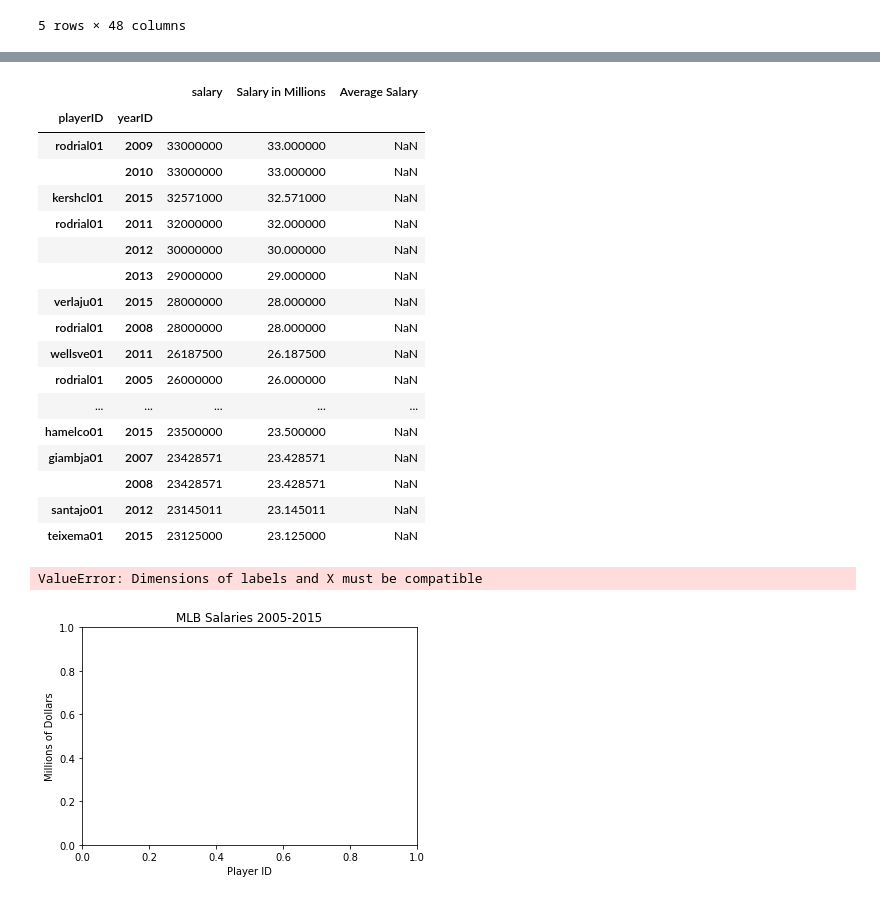
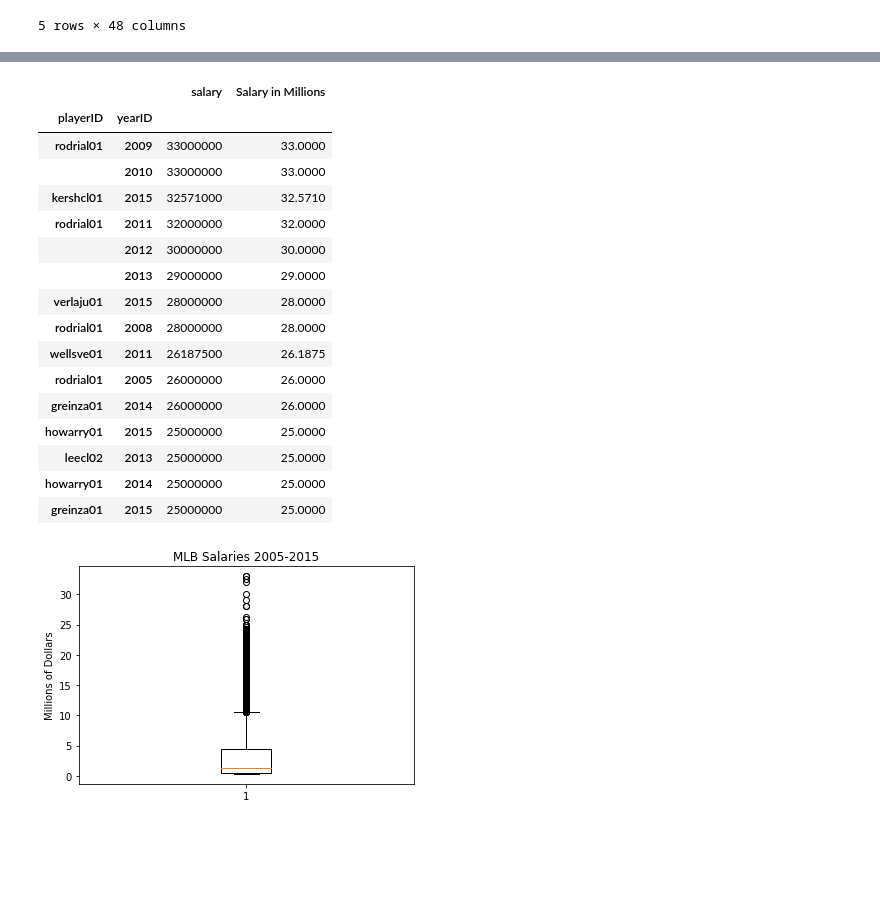
Before and after one commit to eerofeeva/BaseballMadness, a Jupyter notebook: baseball_challege.ipynb, the cells around one changed output, grey strips where cells are left out. Cells and saved outputs as stored; diff of their text form; code cells hidden in the pictures; blank space fills up the shorter version.

Commit message:
early stage box plot

```diff
--- a/baseball_challege.ipynb
+++ b/baseball_challege.ipynb
@@ -144,9 +144,8 @@ salaries_yr.count
 salaries_yr_df = salaries_yr.loc[salaries_yr['teamID'].isin(playoff_count_df.index)]
 salaries_yr_df
 
-salaries_yr_df["Salary in Millions"]  = salaries_yr_df["salary"]/1000000
-
-# salaries_yr_df["Salary in Millions"] = millions_of_dollars
+millions_of_dollars  = salaries_yr_df["salary"]/1000000
+salaries_yr_df["Salary in Millions"] = millions_of_dollars
 salaries_yr_df
 
 salaries_millions = salaries_yr_df.loc[salaries_yr_df["Salary in Millions"]>9.5]
@@ -155,7 +154,7 @@ salaries_millions
 #groupby players
 top_total_spenders = salaries_millions.groupby(["playerID", "yearID"]).sum()
 top_total_spenders.head(30)
-top_total_spenders.count()
+#top_total_spenders.count()
 # %% [output]
 A value is trying to be set on a copy of a slice from a DataFrame.
 Try using .loc[row_indexer,col_indexer] = value instead
@@ -170,41 +184,33 @@ top_total_spenders["Average Salary"]= top_total_spenders.sum()
 #How to fill in average column??
 # %%
 top_total_spenders_sorted = top_total_spenders.sort_values(["Salary in Millions"], ascending=False)
-top_total_spenders_sorted.head(30)
-
-#top_total_spenders_sorted = sum(top_total_spenders_sorted["Salary in Millions"].unique())
+top_total_spenders_sorted.head(15)
 # %% [output]
-|  |  | salary | Salary in Millions | Average Salary |
-| playerID | yearID |  |  |  |
-| rodrial01 | 2009 | 33000000 | 33.000000 | NaN |
-|  | 2010 | 33000000 | 33.000000 | NaN |
-| kershcl01 | 2015 | 32571000 | 32.571000 | NaN |
-| rodrial01 | 2011 | 32000000 | 32.000000 | NaN |
-|  | 2012 | 30000000 | 30.000000 | NaN |
-|  | 2013 | 29000000 | 29.000000 | NaN |
-| verlaju01 | 2015 | 28000000 | 28.000000 | NaN |
-| rodrial01 | 2008 | 28000000 | 28.000000 | NaN |
-| wellsve01 | 2011 | 26187500 | 26.187500 | NaN |
-| rodrial01 | 2005 | 26000000 | 26.000000 | NaN |
-| ... | ... | ... | ... | ... |
-| hamelco01 | 2015 | 23500000 | 23.500000 | NaN |
-| giambja01 | 2007 | 23428571 | 23.428571 | NaN |
-|  | 2008 | 23428571 | 23.428571 | NaN |
-| santajo01 | 2012 | 23145011 | 23.145011 | NaN |
-| teixema01 | 2015 | 23125000 | 23.125000 | NaN |
+|  |  | salary | Salary in Millions |
+| playerID | yearID |  |  |
+| rodrial01 | 2009 | 33000000 | 33.0000 |
+|  | 2010 | 33000000 | 33.0000 |
+| kershcl01 | 2015 | 32571000 | 32.5710 |
+| rodrial01 | 2011 | 32000000 | 32.0000 |
+|  | 2012 | 30000000 | 30.0000 |
+|  | 2013 | 29000000 | 29.0000 |
+| verlaju01 | 2015 | 28000000 | 28.0000 |
+| rodrial01 | 2008 | 28000000 | 28.0000 |
+| wellsve01 | 2011 | 26187500 | 26.1875 |
+| rodrial01 | 2005 | 26000000 | 26.0000 |
+| greinza01 | 2014 | 26000000 | 26.0000 |
+| howarry01 | 2015 | 25000000 | 25.0000 |
+| leecl02 | 2013 | 25000000 | 25.0000 |
+| howarry01 | 2014 | 25000000 | 25.0000 |
+| greinza01 | 2015 | 25000000 | 25.0000 |
 # %%
 #Top 10 earners average
 # %%
 salaries = salaries_yr_df["Salary in Millions"]
-player = salaries_yr_df["playerID"]
-
 fig1, ax1 = plt.subplots()
-ax1.set_title("MLB Salaries 2005-2015")
-ax1.set_xlabel("Player ID")
-ax1.set_ylabel("Millions of Dollars")
-ax1.boxplot(salaries, labels = player)
-plt.savefig("boxplot")
+ax1.set_title('MLB Salaries 2005-2015')
+ax1.set_ylabel('Millions of Dollars')
+ax1.boxplot(salaries)
 plt.show()
 # %% [output]
-ValueError: Dimensions of labels and X must be compatible
-[figure, old version]
+[figure, new version]
```
Also changed, not shown: parts of 1 cell of this notebook.
